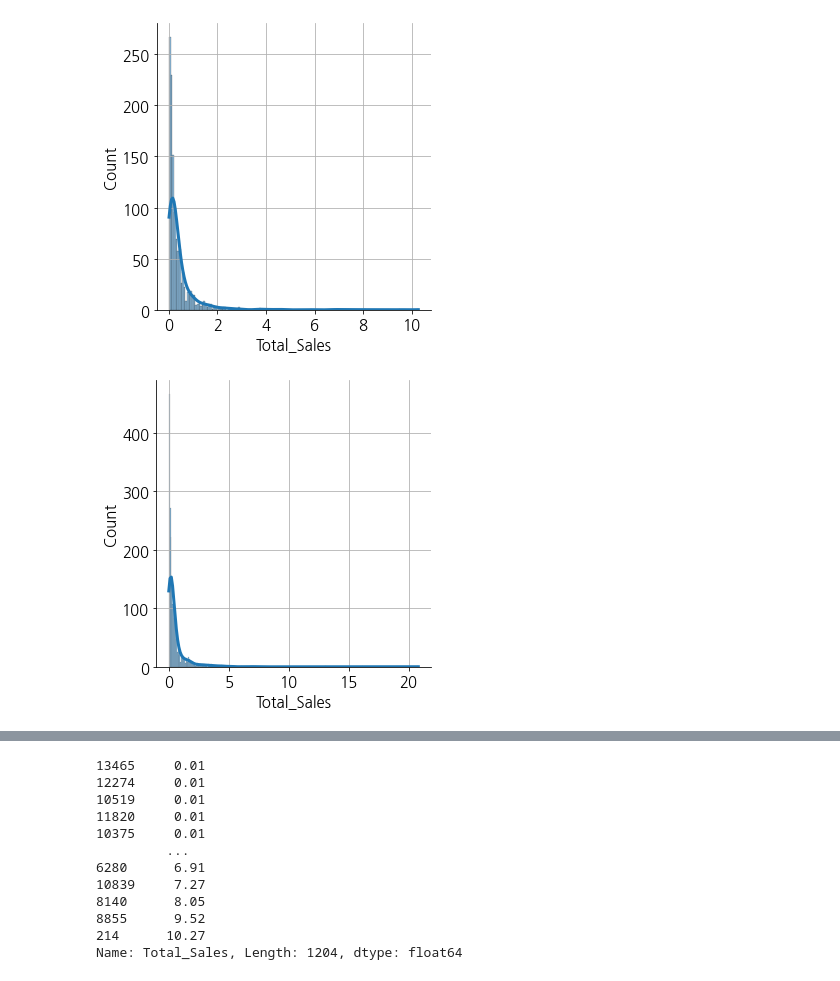
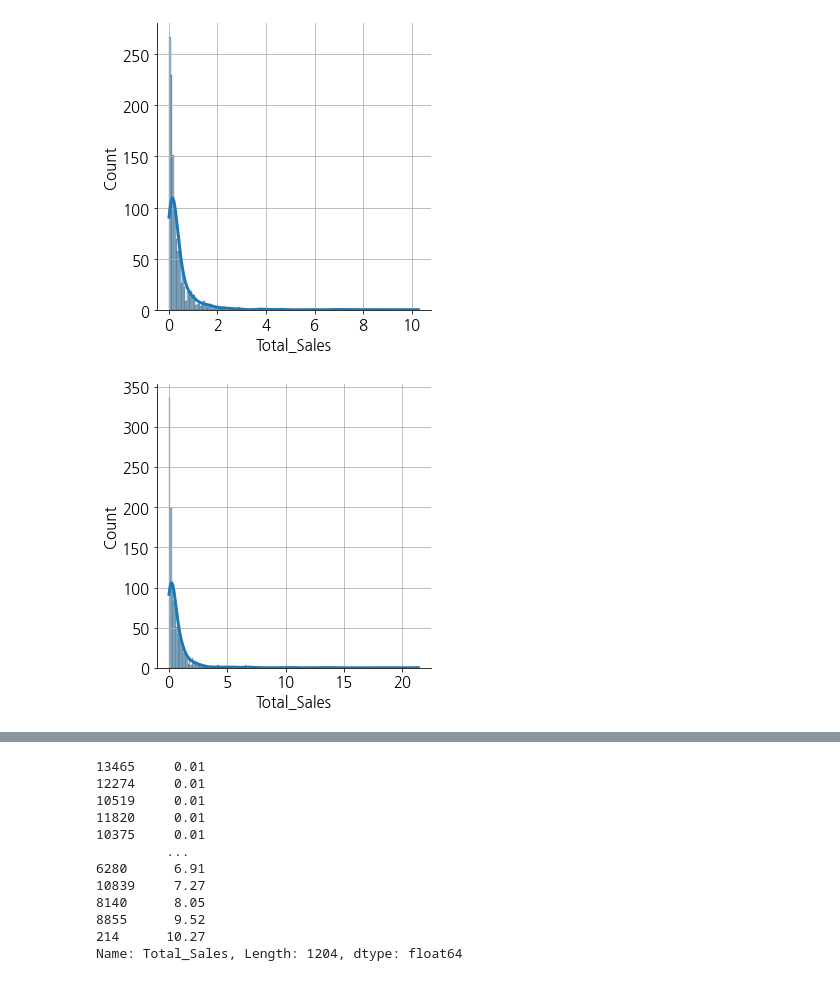
Before and after one commit to sangahnim/Section_project, a Jupyter notebook: section1/AI_05_이상아_Section1.ipynb, the cells around one changed output, grey strips where cells are left out. Drawn from its saved outputs; the diff is of its cells as text; code cells hidden in the pictures.

```diff
--- a/section1/AI_05_이상아_Section1.ipynb
+++ b/section1/AI_05_이상아_Section1.ipynb
@@ -881,0 +867,4 @@ np.mean(df_Wii_Total_Sales_new), np.mean(df_PS2_Total_Sales_new)
+# %%
+# Platform PS3 사용게임 중 sony를 제외한 회사의 출고량
+df_PS3_Total_Sales = df[df['Platform'] == 'PS3']
+df_PS3_Total_Sales_new = df_PS3_Total_Sales['Total_Sales'][~df['Publisher'].isin(['Sony Computer Entertainment', 'Sony Computer Entertainment America', 'Sony Computer Entertainment Europe', 'Sony Music Entertainment', 'Sony Online Entertainment'])]
@@ -887,10 +881,10 @@ sns.displot(df_Wii_Total_Sales_new,kde=True);
 # %% [output]
 [figure]
 # %%
-# Ps2 분포확인
-sns.displot(df_PS2_Total_Sales_new,kde=True);
+# Ps3 분포확인
+sns.displot(df_PS3_Total_Sales_new,kde=True);
 # %% [output]
-[figure, old version]
+[figure, new version]
 # %%
 # 두 sample을 boxcox로 정규성을 맞춰줌
 # %%
```
Also changed, not shown: parts of 32 cells of this notebook, 1 other file.
